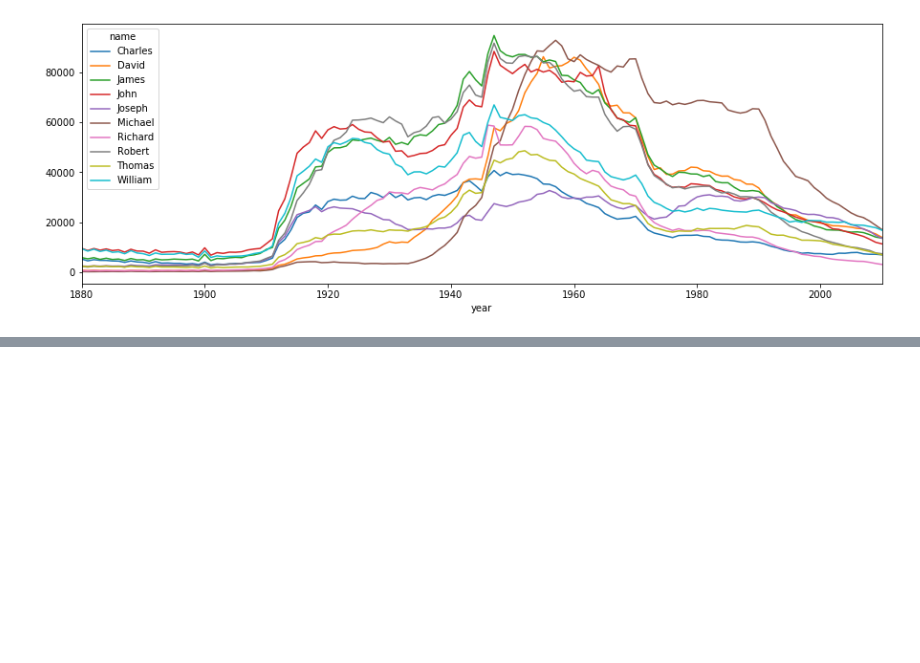
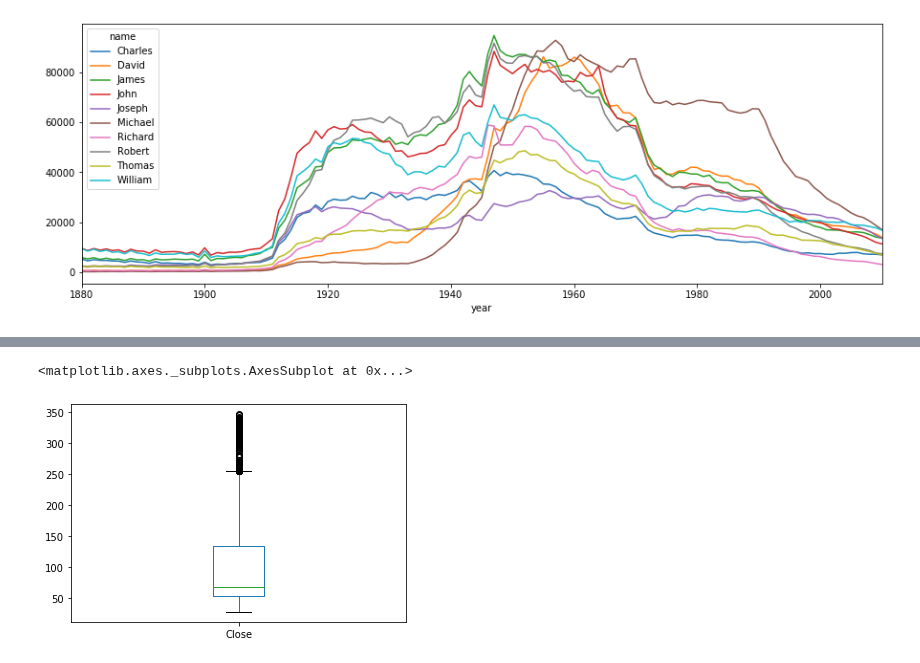
Before and after one commit to ywchiu/taipeifubon, a Jupyter notebook: Demo20200303.ipynb, the cells around one changed output, grey strips where cells are left out. Saved outputs shown, nothing was run; the diff lists cells and outputs as text; code cells hidden in the pictures; blank space fills up the shorter version.

```diff
--- a/Demo20200303.ipynb
+++ b/Demo20200303.ipynb
@@ -322,0 +325,3 @@ df.plot(rot=0, figsize=(15, 5))
+# %%
+import pandas
+df = pandas.read_csv('https://raw.githubusercontent.com/ywchiu/taipeifubon/master/data/2330.csv')
@@ -322,0 +509,5 @@ df.plot(rot=0, figsize=(15, 5))
+# %%
+df['Close'].plot(kind = 'box')
+# %% [output]
+<matplotlib.axes._subplots.AxesSubplot at 0x...>
+[figure, added]
```
Also changed, not shown: parts of 51 cells of this notebook.
